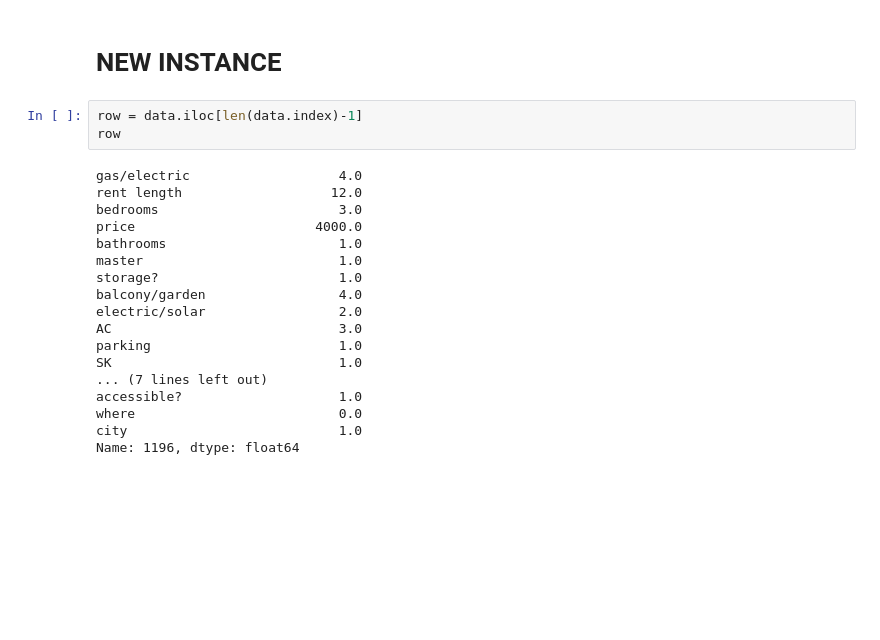
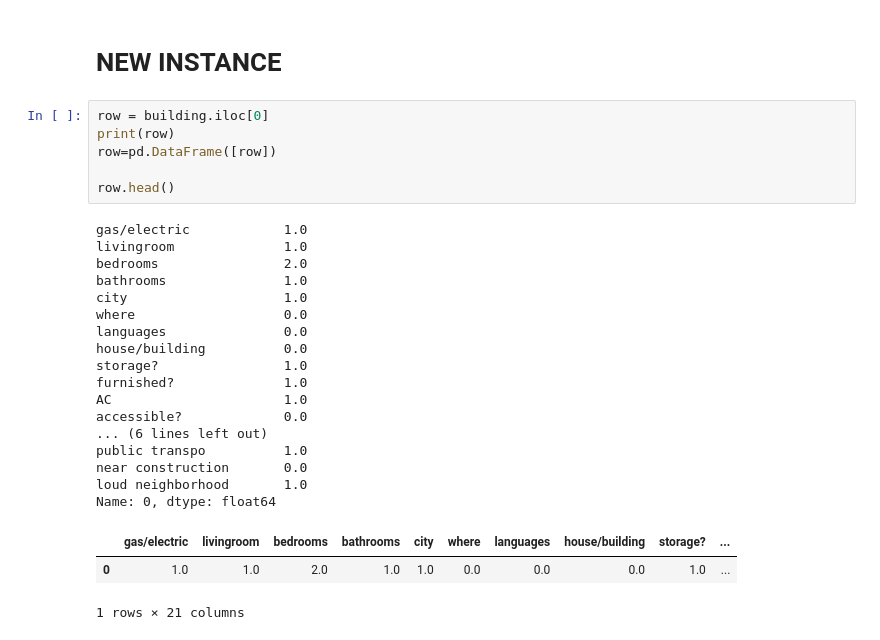
Before and after one commit to TaliaSeada/Hachathon_May22, a Jupyter notebook: Hackathon.ipynb, the cells around one changed output. Cells and saved outputs as stored; diff of their text form; blank space fills up the shorter version.

```diff
--- a/Hackathon.ipynb
+++ b/Hackathon.ipynb
@@ -547,26 +593,32 @@ full_building
 # %% [markdown]
 # NEW INSTANCE
-# %%
-row = data.iloc[len(data.index)-1]
-row
-# %% [output]
-gas/electric                   4.0
-rent length                   12.0
-bedrooms                       3.0
-price                       4000.0
-bathrooms                      1.0
-master                         1.0
-storage?                       1.0
-balcony/garden                 4.0
-electric/solar                 2.0
-AC                             3.0
-parking                        1.0
-SK                             1.0
-... (7 lines left out)
-accessible?                    1.0
-where                          0.0
-city                           1.0
-Name: 1196, dtype: float64
+# %%
+row = building.iloc[0]
+print(row)
+row=pd.DataFrame([row])
+
+row.head()
+# %% [output]
+gas/electric            1.0
+livingroom              1.0
+bedrooms                2.0
+bathrooms               1.0
+city                    1.0
+where                   0.0
+languages               0.0
+house/building          0.0
+storage?                1.0
+furnished?              1.0
+AC                      1.0
+accessible?             0.0
+... (6 lines left out)
+public transpo          1.0
+near construction       0.0
+loud neighborhood       1.0
+Name: 0, dtype: float64
+|  | gas/electric | livingroom | bedrooms | bathrooms | city | where | languages | house/building | storage? | ... |
+| 0 | 1.0 | 1.0 | 2.0 | 1.0 | 1.0 | 0.0 | 0.0 | 0.0 | 1.0 | ... |
+1 rows × 21 columns
 # %%
 kmeans_building.predict(row)
 # %% [output]
```
Also changed, not shown: parts of 9 cells of this notebook, 1 other file.
